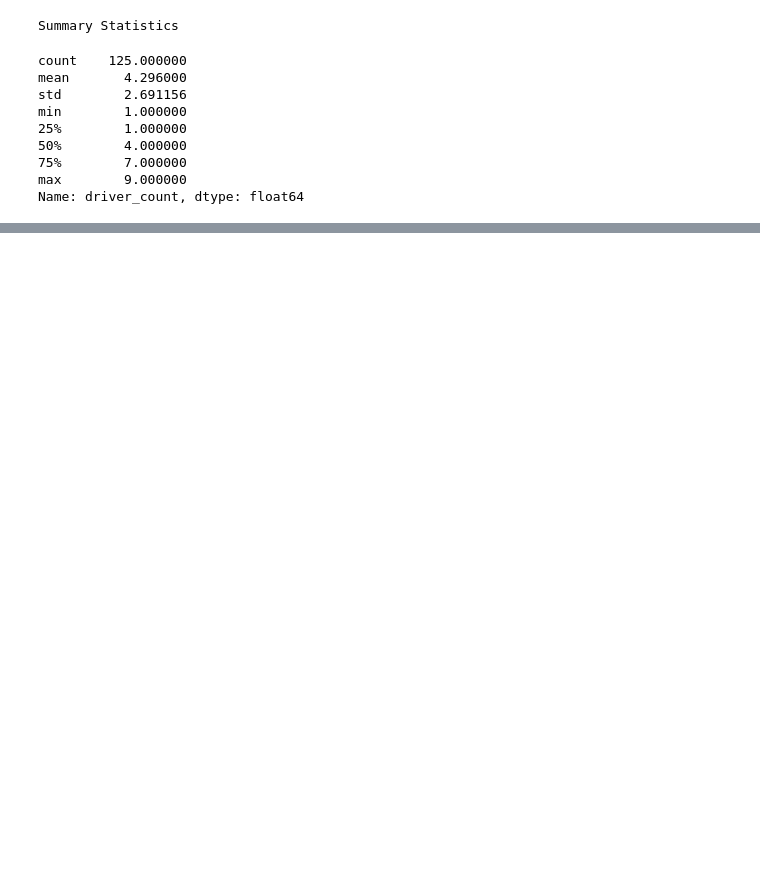
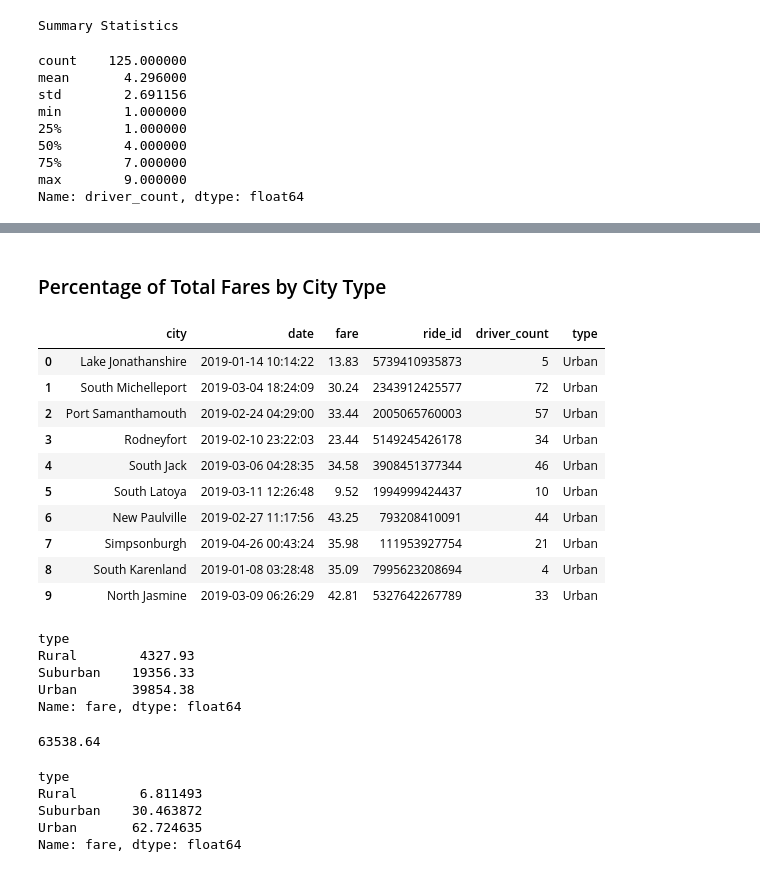
Before and after one commit to NadzeyaAudzeichuk/PyBer-analysis, a Jupyter notebook: PyBer.ipynb, the cells around one changed output, grey strips where cells are left out. Drawn from its saved outputs; the diff is of its cells as text; code cells hidden in the pictures; blank space fills up the shorter version.

Commit message:
Adding % by total fare

```diff
--- a/PyBer.ipynb
+++ b/PyBer.ipynb
@@ -795,3 +795,45 @@ plt.show()
 # %% [output]
 [interactive output not drawn]
 [interactive output not drawn]
+# %% [markdown]
+### Percentage of Total Fares by City Type
+# %%
+pyber_data_df.head(10)
+# %% [output]
+|  | city | date | fare | ride_id | driver_count | type |
+| 0 | Lake Jonathanshire | 2019-01-14 10:14:22 | 13.83 | 5739410935873 | 5 | Urban |
+| 1 | South Michelleport | 2019-03-04 18:24:09 | 30.24 | 2343912425577 | 72 | Urban |
+| 2 | Port Samanthamouth | 2019-02-24 04:29:00 | 33.44 | 2005065760003 | 57 | Urban |
+| 3 | Rodneyfort | 2019-02-10 23:22:03 | 23.44 | 5149245426178 | 34 | Urban |
+| 4 | South Jack | 2019-03-06 04:28:35 | 34.58 | 3908451377344 | 46 | Urban |
+| 5 | South Latoya | 2019-03-11 12:26:48 | 9.52 | 1994999424437 | 10 | Urban |
+| 6 | New Paulville | 2019-02-27 11:17:56 | 43.25 | 793208410091 | 44 | Urban |
+| 7 | Simpsonburgh | 2019-04-26 00:43:24 | 35.98 | 111953927754 | 21 | Urban |
+| 8 | South Karenland | 2019-01-08 03:28:48 | 35.09 | 7995623208694 | 4 | Urban |
+| 9 | North Jasmine | 2019-03-09 06:26:29 | 42.81 | 5327642267789 | 33 | Urban |
+# %%
+# Get the sum of the fares for each city type
+sum_fares_by_type = pyber_data_df.groupby(["type"]).sum()["fare"]
+sum_fares_by_type
+# %% [output]
+type
+Rural        4327.93
+Suburban    19356.33
+Urban       39854.38
+Name: fare, dtype: float64
+# %%
+# Get the sum of all the fares
+total_fares = pyber_data_df["fare"].sum()
+total_fares
+# %% [output]
+63538.64
+# %%
+# Calculate the percentage of fare for each city type
+type_percents = 100 * pyber_data_df.groupby(["type"]).sum()["fare"] / pyber_data_df["fare"].sum()
+type_percents
+# %% [output]
+type
+Rural        6.811493
+Suburban    30.463872
+Urban       62.724635
+Name: fare, dtype: float64
```
Also changed, not shown: parts of 1 cell of this notebook, 1 other file.
